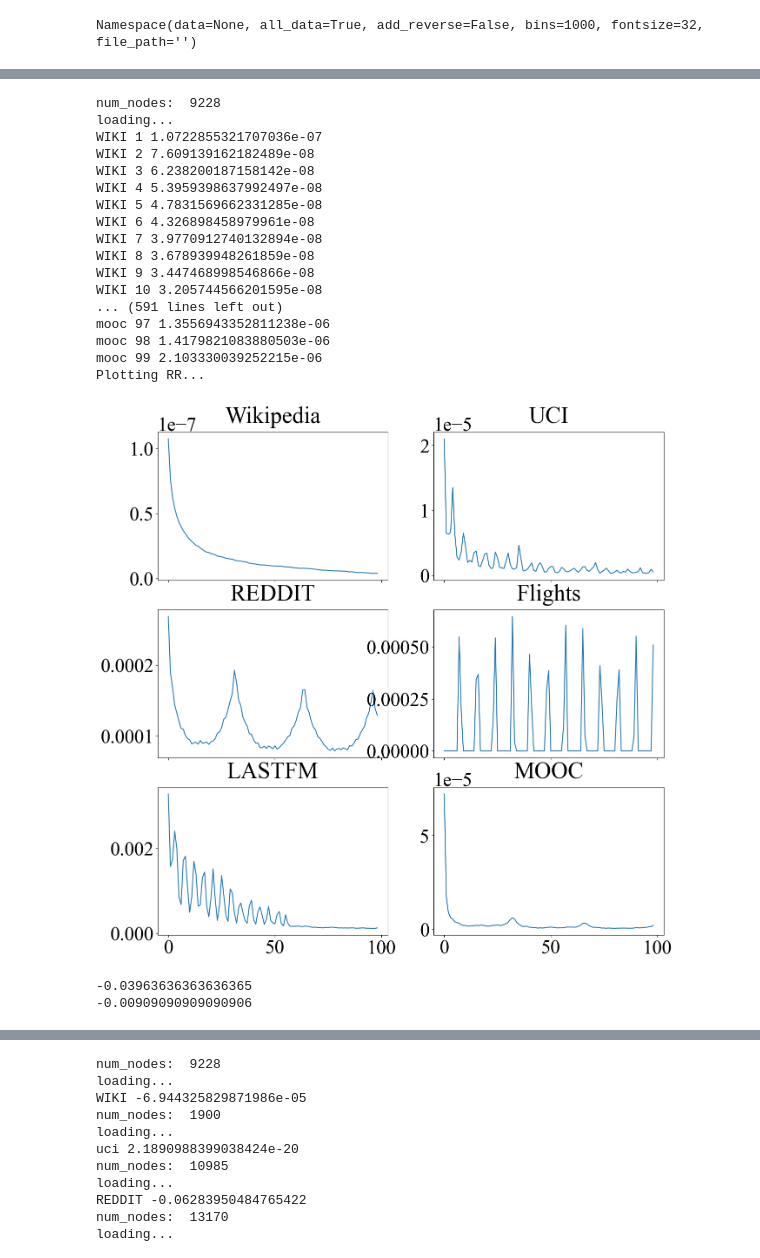
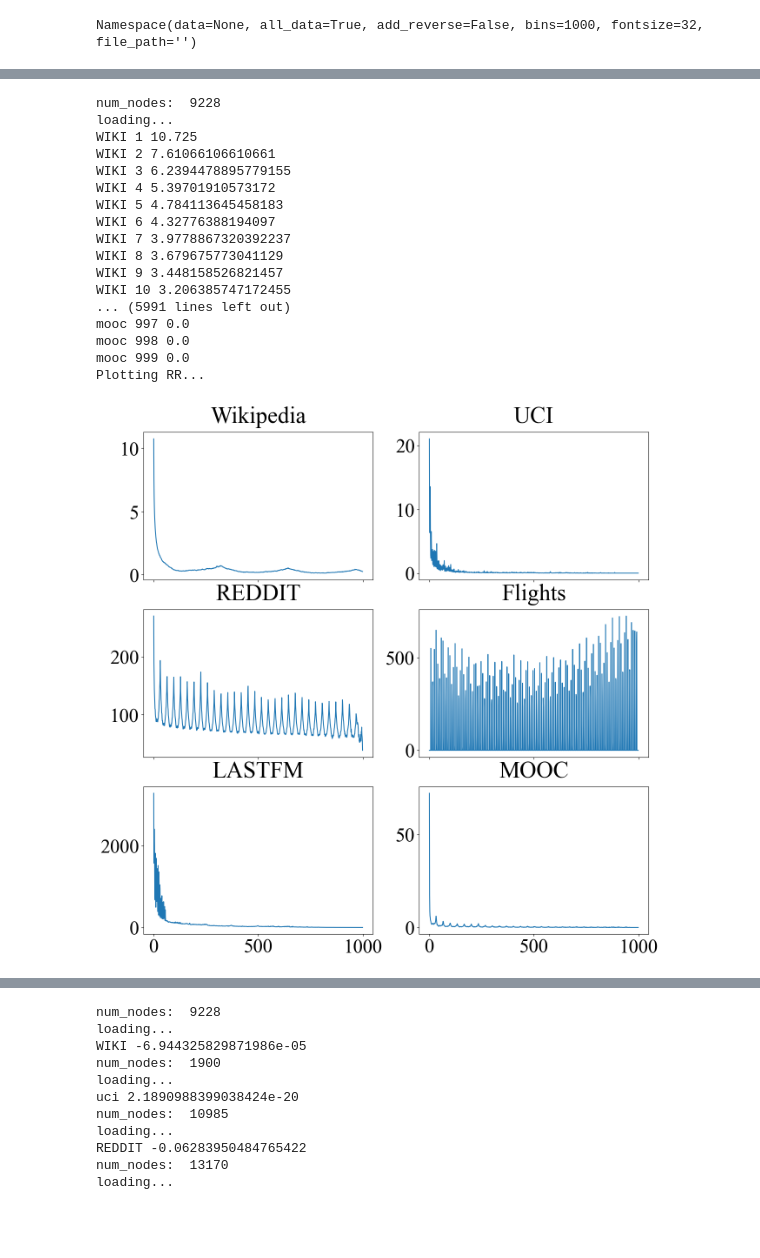
Before and after one commit to Yang-yuxin/BenchTGNN, a Jupyter notebook: src/analyze_graph_recurrence_analysis.ipynb, the cells around one changed output, grey strips where cells are left out. Drawn from its saved outputs; the diff is of its cells as text; code cells hidden in the pictures; blank space fills up the shorter version.

```diff
--- a/src/analyze_graph_recurrence_analysis.ipynb
+++ b/src/analyze_graph_recurrence_analysis.ipynb
@@ -209,5 +203,5 @@ Saving...
 # %%
-def time_density(recur_matrix, alpha, l):
+def _time_density(recur_matrix, alpha, l):
     denom = 0.
     numer = 0.
     N = recur_matrix.shape[0]
@@ -216,9 +210,21 @@ def time_density(recur_matrix, alpha, l):
             denom += recur_matrix[i, j]
             numer += recur_matrix[i, j] * (alpha ** i)
     return numer/denom
+
+def time_density(recur_matrix, RRt, N_tilde):
+    denom = 0.
+    numer = 0.
+    td = 0.
+    denom = RRt[0] + recur_matrix.shape[0]
+    for i in range(1, N_tilde):
+        numer = RRt[i]
+        td += numer / denom
+        denom += numer
+    return td
 # %%
 TDs = {}
 datasets = ['WIKI', 'uci', 'REDDIT', 'Flights', 'LASTFM', 'mooc']
+
 
 
 for data in datasets:
@@ -239,12 +245,13 @@ for data in datasets:
             all_data = pickle.load(f)
             ext_full_indptr, ext_full_indices, ext_full_ts, ext_full_eid = all_data['indptr'], \
             all_data['indices'], all_data['ts'], all_data['eid']
-            # recur_matrix = norm_mat(all_data['recur'])
-            recur_matrix = all_data['recur']
+            recur_matrix = norm_mat(all_data['recur'])
+            # recur_matrix = all_data['recur']
             min_ts, step = all_data['min_ts'], all_data['step']
 
-    for alpha in np.arange(0.8, 1,0.01):
-        TDs[data].append(time_density(recur_matrix, alpha, 500))
+    # for alpha in np.arange(0.8, 1,0.01):
+    for alpha in [0.9]:
+        TDs[data].append(time_density(recur_matrix, RRts[data], 900))
     print(data, TDs[data])
 # %% [output]
 num_nodes:  9228
@@ -283,50 +290,51 @@ datasets = ['WIKI', 'uci', 'REDDIT', 'Flights', 'LASTFM', 'mooc']
 for data in datasets:
     RRts[data] = []
     df = pd.read_csv('../DATA/{}/edges.csv'.format(data))
     s = 'src' if 'src' in df.columns else 'u'
     d = 'dst' if 'dst' in df.columns else 'i'
     t = 'time' if 'time' in df.columns else 'ts'
     num_nodes = max(int(df[s].max()), int(df[d].max())) + 1
     print('num_nodes: ', num_nodes)
     # BINS = 1000 if data in ['uci', 'CollegeMsg'] else 10000
     BINS = int(min(10 ** int(np.log10(len(df)) - 1), 1e4)) if (args.bins == -1) else args.bins
 
     file_path = f'../figures/data/{data}_recur_time.pkl'
     if osp.exists(file_path):
         print('loading...')
         with open(file_path, 'rb') as f:
             all_data = pickle.load(f)
             ext_full_indptr, ext_full_indices, ext_full_ts, ext_full_eid = all_data['indptr'], \
             all_data['indices'], all_data['ts'], all_data['eid']
-            recur_matrix = norm_mat(all_data['recur'])
+            # recur_matrix = norm_mat(all_data['recur'])
+            recur_matrix = all_data['recur']
             min_ts, step = all_data['min_ts'], all_data['step']
-    for tau in range(1, 100):
+    for tau in range(1, 1000):
         RRts[data].append(RR(recur_matrix, tau))
         print(data, tau, RRts[data][-1])
 fig, axes = plt.subplots( len(datasets)//2,2, sharex=True, figsize=(15, 15))
 print('Plotting RR...')
 for i, ax in enumerate(axes.flat):
     ax.plot(RRts[datasets[i]])
     ax.set_title(f'{show_datasets[datasets[i]]}', y=1.04)
 # %% [output]
 num_nodes:  9228
 loading...
-WIKI 1 1.0722855321707036e-07
-WIKI 2 7.609139162182489e-08
-WIKI 3 6.238200187158142e-08
-WIKI 4 5.3959398637992497e-08
-WIKI 5 4.7831569662331285e-08
-WIKI 6 4.326898458979961e-08
-WIKI 7 3.9770912740132894e-08
-WIKI 8 3.678939948261859e-08
-WIKI 9 3.447468998546866e-08
-WIKI 10 3.205744566201595e-08
-... (591 lines left out)
-mooc 97 1.3556943352811238e-06
-mooc 98 1.4179821083880503e-06
-mooc 99 2.103330039252215e-06
+WIKI 1 10.725
+WIKI 2 7.61066106610661
+WIKI 3 6.2394478895779155
+WIKI 4 5.39701910573172
+WIKI 5 4.784113645458183
+WIKI 6 4.32776388194097
+WIKI 7 3.9778867320392237
+WIKI 8 3.679675773041129
+WIKI 9 3.448158526821457
+WIKI 10 3.206385747172455
+... (5991 lines left out)
+mooc 997 0.0
+mooc 998 0.0
+mooc 999 0.0
 Plotting RR...
-[figure, old version]
+[figure, new version]
 # %%
 def TREND(RRt, N_tilde):
     RRt_mean = np.mean(RRt[:N_tilde])
@@ -335,14 +343,3 @@ def TREND(RRt, N_tilde):
     return numer/denom
-# %%
-RRt = [0.9, 0.5, 0.2, 0.1, 0.01]
-# RRt = [0.9, 0.8, 0.5, 0.2, 0.1]
-N = 5
-print(TREND(RRt, N))
-RRt = [0.9, 0.8, 0.7, 0.7, 0.7]
-N = 5
-print(TREND(RRt, N))
-# %% [output]
--0.03963636363636365
--0.00909090909090906
 # %%
 TRENDs = {}
```
Also changed, not shown: parts of 6 cells of this notebook.
